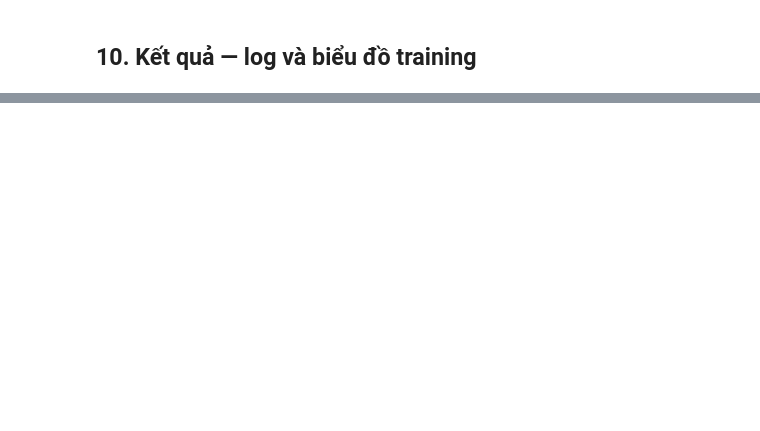
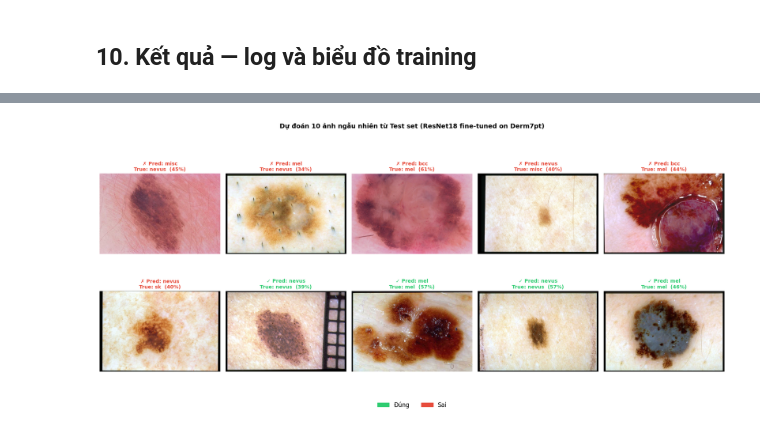
Before and after one commit to ThojTran/Phan_loai_ton_thuong_da_bang_ResNet_va_ViT, a Jupyter notebook: notebooks/05_transfer_resnet_derm7pt.ipynb, the cells around one changed output, grey strips where cells are left out. Cells and saved outputs as stored; diff of their text form; code cells hidden in the pictures; blank space fills up the shorter version.

```diff
--- a/notebooks/05_transfer_resnet_derm7pt.ipynb
+++ b/notebooks/05_transfer_resnet_derm7pt.ipynb
@@ -452,0 +462,10 @@ weighted avg       0.67      0.60      0.62       395
+# %%
+# Load best checkpoint
+best_ckpt = torch.load(TARGET_CKPT, map_location=DEVICE, weights_only=False)
+model_target.load_state_dict(best_ckpt['model_state'])
+print(f"Best checkpoint   : epoch={best_ckpt['epoch']}, val_acc={best_ckpt['val_acc']:.4f}")
+
+# Đánh giá trên test set
+test_loss, test_acc = validate(model_target, test_loader, criterion)
+print(f"Test loss         : {test_loss:.4f}")
+print(f"Test accuracy     : {test_acc:.4f}")
@@ -452,0 +529,8 @@ weighted avg       0.67      0.60      0.62       395
+# %%
+report_str = classification_report(all_labels, all_preds, target_names=DERM_LABELS, digits=4)
+print(report_str)
+report_path = RES_DIR / 'classification_report_resnet18_derm7pt.txt'
+with open(report_path, 'w', encoding='utf-8') as f:
+    f.write(f"model_target fine-tuned from HAM10000 (val_acc={source_info['val_acc']:.4f})\n\n")
+    f.write(report_str)
+print(f"Saved: {report_path}")
@@ -452,0 +553,74 @@ weighted avg       0.67      0.60      0.62       395
+# %%
+import random
+import matplotlib.patches as mpatches
+
+# ── Load best checkpoint (nếu chưa load) ──────────────────────────────────
+best_ckpt = torch.load(TARGET_CKPT, map_location=DEVICE, weights_only=False)
+model_target.load_state_dict(best_ckpt['model_state'])
+model_target.eval()
+
+# ── Lấy ngẫu nhiên 10 mẫu từ test set ────────────────────────────────────
+NUM_SHOW = 10
+indices = random.sample(range(len(test_ds)), NUM_SHOW)
+
+images_raw = []   # ảnh gốc (PIL, chưa normalize)
+images_tensor = [] # tensor đã transform
+true_labels = []
+
+val_transform = get_resnet_transforms('val')
+
+for idx in indices:
+    row = test_ds.df.iloc[idx]
+    img_pil = Image.open(row['img_path']).convert('RGB')
+    images_raw.append(img_pil)
+    images_tensor.append(val_transform(img_pil))
+    true_labels.append(int(row['int_label']))
+
+# ── Predict ───────────────────────────────────────────────────────────────
+batch = torch.stack(images_tensor).to(DEVICE)
+with torch.no_grad():
+    outputs = model_target(batch)
+    probs   = torch.softmax(outputs, dim=1)
+    preds   = outputs.argmax(1).cpu().numpy()
+
+# ── Vẽ 2 hàng x 5 cột ────────────────────────────────────────────────────
+fig, axes = plt.subplots(2, 5, figsize=(18, 8))
+axes = axes.flatten()
+
+for i, ax in enumerate(axes):
+    correct   = (preds[i] == true_labels[i])
+    border_c  = '#2ecc71' if correct else '#e74c3c'   # xanh / đỏ
+    conf      = probs[i][preds[i]].item()
+
+    ax.imshow(images_raw[i])
+    ax.axis('off')
+
+    # Khung màu xanh/đỏ
+    for spine in ax.spines.values():
+        spine.set_edgecolor(border_c)
+        spine.set_linewidth(5)
+        spine.set_visible(True)
+
+    status = '✓' if correct else '✗'
+    title  = (
+        f"{status} Pred: {DERM_LABELS[preds[i]]}\n"
+        f"True: {DERM_LABELS[true_labels[i]]}  ({conf:.0%})"
+    )
+    ax.set_title(title, fontsize=10,
+                 color=border_c, fontweight='bold', pad=6)
+
+# Legend
+patch_ok  = mpatches.Patch(color='#2ecc71', label='Đúng')
+patch_err = mpatches.Patch(color='#e74c3c', label='Sai')
+fig.legend(handles=[patch_ok, patch_err], loc='lower center',
+           ncol=2, fontsize=12, frameon=False, bbox_to_anchor=(0.5, -0.02))
+
+fig.suptitle('Dự đoán 10 ảnh ngẫu nhiên từ Test set (ResNet18 fine-tuned on Derm7pt)',
+             fontsize=13, fontweight='bold', y=1.01)
+plt.tight_layout()
+fig.savefig(RES_DIR / 'resnet18_derm7pt_sample_predictions.png',
+            dpi=120, bbox_inches='tight')
+plt.show()
+print(f'Đúng: {sum(preds[i]==true_labels[i] for i in range(NUM_SHOW))}/{NUM_SHOW}')
+# %% [output]
+[figure, added]
```
Also changed, not shown: parts of 26 cells of this notebook, 19 other files.
